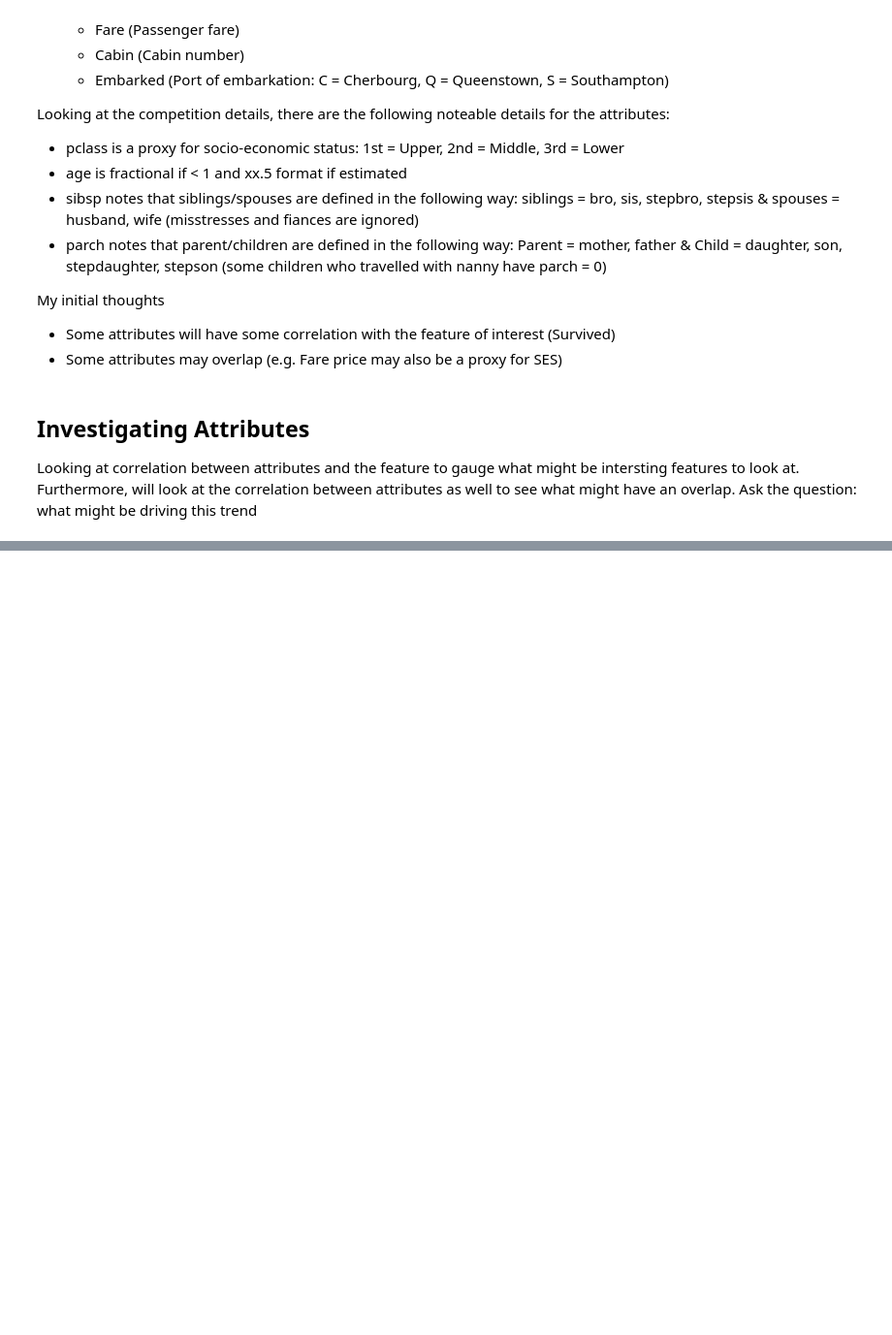
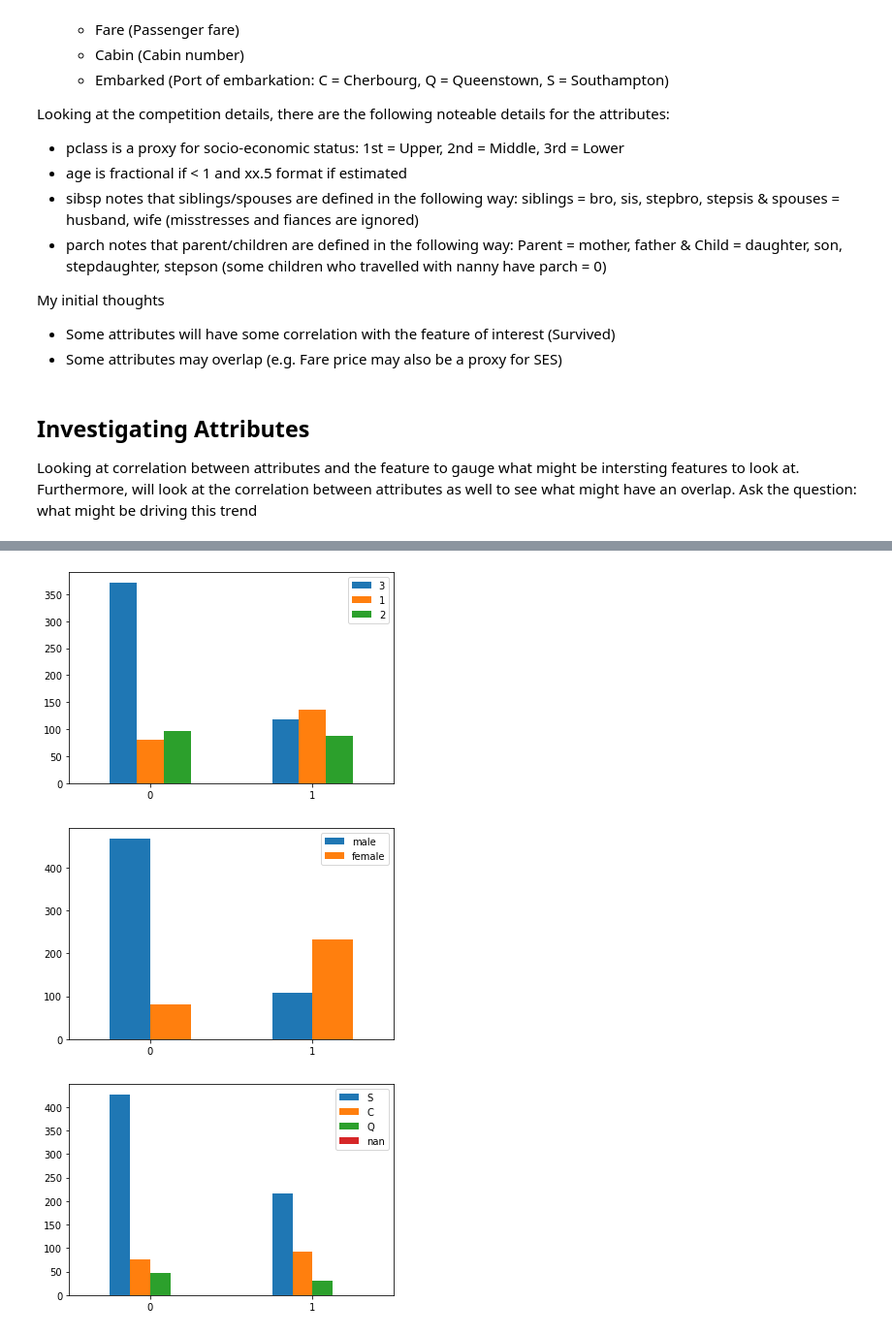
Before and after one commit to sarthak834028/TitanicCompetition, a Jupyter notebook: src/Data Analysis.ipynb, the cells around one changed output, grey strips where cells are left out. Shown at 97% size. Cells and saved outputs as stored; diff of their text form; code cells hidden in the pictures; blank space fills up the shorter version.

```diff
--- a/src/Data Analysis.ipynb
+++ b/src/Data Analysis.ipynb
@@ -100,0 +164,17 @@ Looking at correlation between attributes and the feature to gauge what might be
+# %%
+# Generalise the above to work for all categorical
+categorical_variables = ["Pclass", "Sex", "Embarked"]
+df = train_df.groupby("Survived")
+index = ["Not Survived", "Survived"]
+for var in categorical_variables:
+    var_dict = {}
+    for category in train_df[var].unique():
+        var_dict[category] = []
+        for i, frame in df:
+            var_dict[category].append(frame[frame[var] == category].shape[0])
+    df2 = pd.DataFrame.from_dict(var_dict)
+    ax = df2.plot.bar(rot = 0)
+# %% [output]
+[figure, added]
+[figure, added]
+[figure, added]
```
Also changed, not shown: parts of 9 cells of this notebook.
